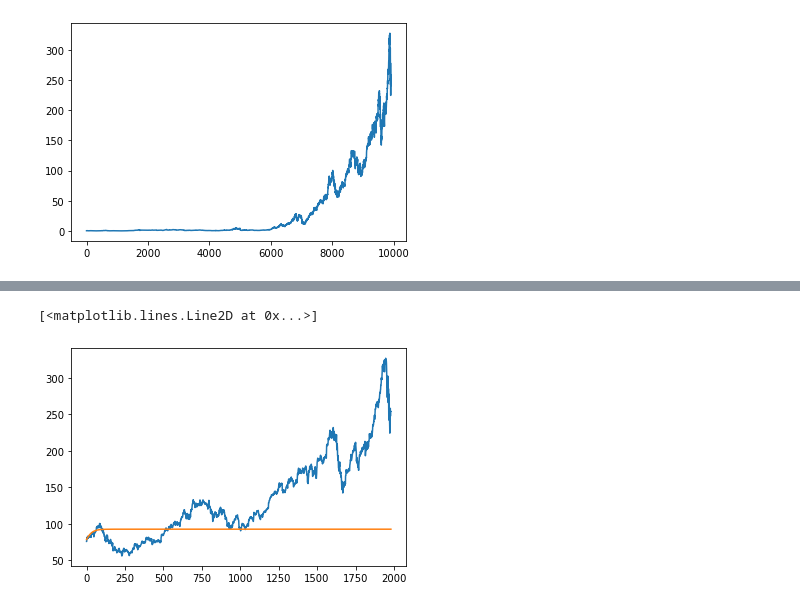
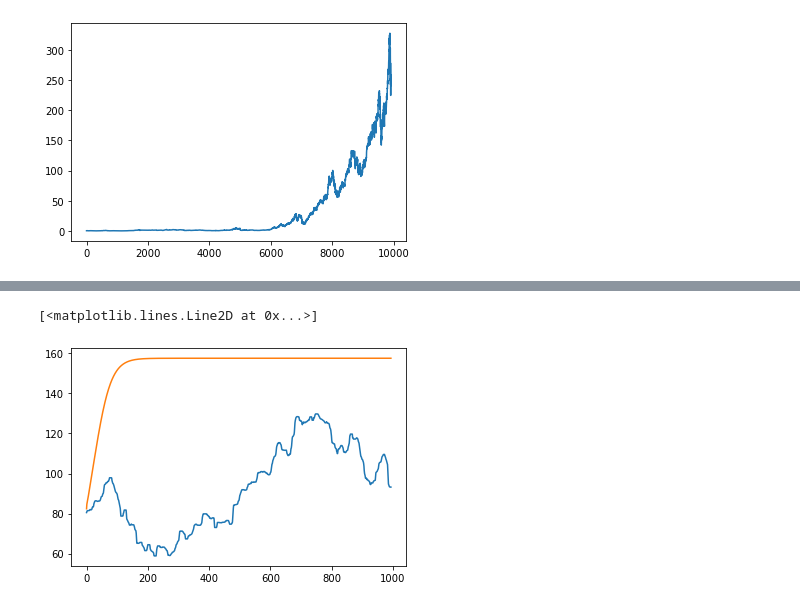
Before and after one commit to callaunchpad/Strategist, a Jupyter notebook: Strategy/LSTM.ipynb, the cells around one changed output, grey strips where cells are left out. Drawn from its saved outputs; the diff is of its cells as text; code cells hidden in the pictures.

Commit message:
more lstm stuff

```diff
--- a/Strategy/LSTM.ipynb
+++ b/Strategy/LSTM.ipynb
@@ -94,9 +85,9 @@ def create_dataset(dataset, look_back=1):
         dataY.append(dataset[i + look_back, 0])
     return np.array(dataX), np.array(dataY)
 
-look_back = 1
+look_back = 7
 trainX, trainY = create_dataset(train, look_back)
 testX, testY = create_dataset(test, look_back)
 
-trainX = np.reshape(trainX, (trainX.shape[0], 1, trainX.shape[1]))
-testX = np.reshape(testX, (testX.shape[0], 1, testX.shape[1]))
+trainX = np.reshape(trainX, (trainX.shape[0], trainX.shape[1], 1))
+testX = np.reshape(testX, (testX.shape[0], testX.shape[1], 1))
@@ -107,7 +94,11 @@ trainX.shape
 # %%
-model = Sequential()
-model.add(LSTM(4, input_shape=(1, look_back)))
-model.add(Dense(1))
+import keras
+from keras import layers
+
+inputs = keras.Input(shape=(look_back,1), dtype="float32")
+x = layers.LSTM(4, return_sequences=False)(inputs)
+outputs = layers.Dense(1)(x)
+model = keras.Model(inputs, outputs)
 model.compile(loss='mean_squared_error', optimizer='adam')
-model.fit(trainX, trainY, epochs=30, batch_size=1, verbose=2)
+model.fit(trainX, trainY, epochs=5, batch_size=1, verbose=2)
 # %% [output]
@@ -167,0 +134,16 @@ Test Score: 15.91 RMSE
+# %%
+trainPredict = scaler.inverse_transform(model.predict(trainX))
+trainTruth = scaler.inverse_transform([trainY])
+
+testPredict = scaler.inverse_transform(model.predict(testX))
+testTruth = scaler.inverse_transform([testY])
+
+
+trainScore = rmse(trainTruth[0], trainPredict[:,0])
+print('Train Score: %.2f RMSE' % (trainScore))
+testScore = rmse(testTruth[0], testPredict[:,0])
+print('Test Score: %.2f RMSE' % (testScore))
+
+print(testY[0] - testPredict[:,0])
+
+plot_predictions(trainPredict, testPredict, dataset)
@@ -168,9 +168,10 @@ Test Score: 15.91 RMSE
 # %%
-un_inversed = np.array([model.predict(testX[:1])])
+un_inversed = np.array([model.predict(testX[:look_back])])
 inversed = np.array([scaler.inverse_transform(un_inversed[0])])
+_range = 1000
 
-for i in range(1980):
-    pred = model.predict(un_inversed[-1].reshape(1,1,1))
+for i in range(_range):
+    pred = model.predict(un_inversed[-look_back:].reshape(1,look_back,1))
     un_inversed = np.append(un_inversed, pred)
     inversed = np.append(inversed, scaler.inverse_transform(pred))
 
@@ -200,6 +191,6 @@ for i in range(1980):
 # %%
-plt.plot(testY.reshape(testY.shape[1],))
-plt.plot(inversed)
+plt.plot(testTruth.reshape(testTruth.shape[1],)[look_back-1:_range])
+plt.plot(inversed[look_back-1:_range])
 # %% [output]
 [<matplotlib.lines.Line2D at 0x...>]
-[figure, old version]
+[figure, new version]
```
Also changed, not shown: parts of 11 cells of this notebook, 1 other file.
